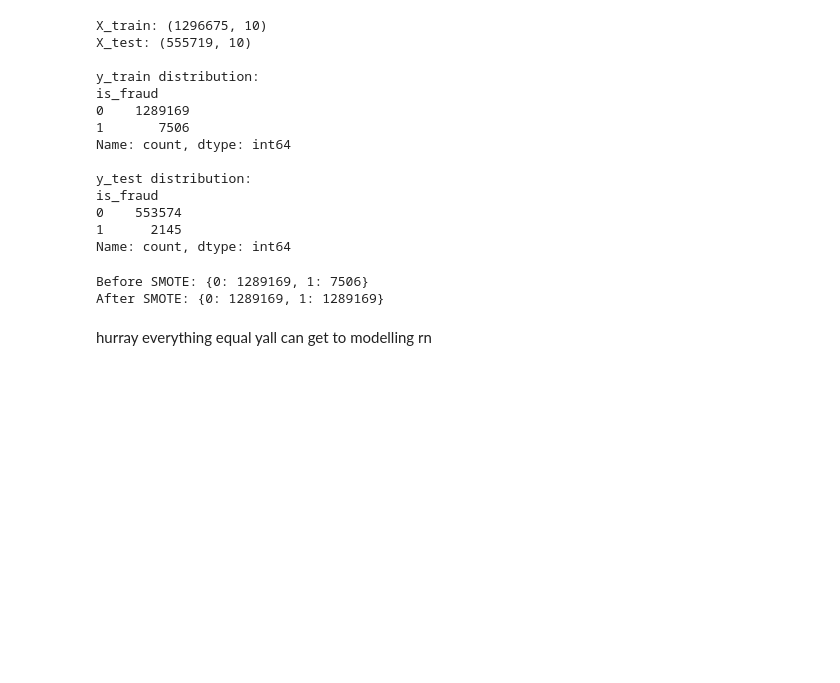
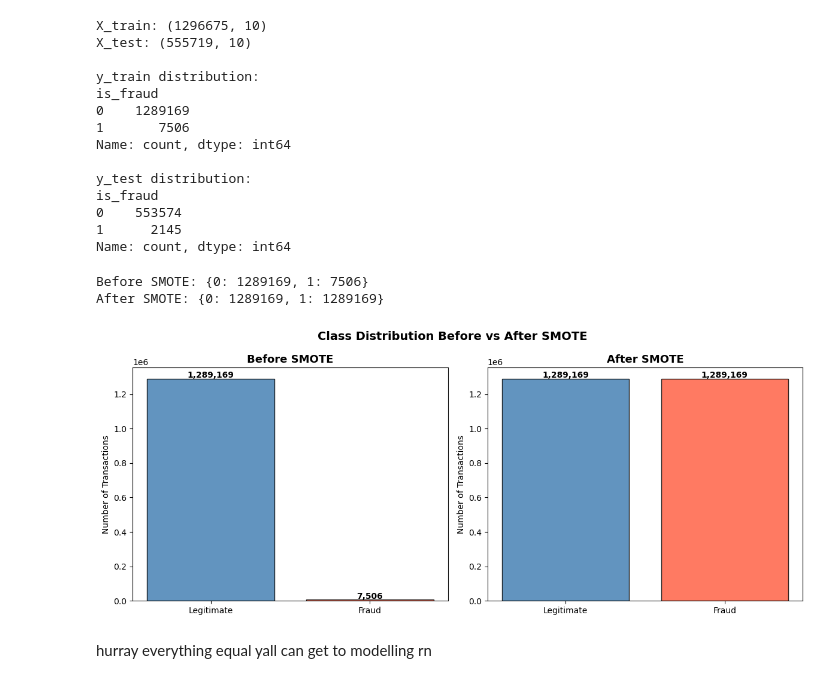
Before and after one commit to Tanjinul/INF2179-ML-Final-Project, a Jupyter notebook: Data_Cleaning_Exploratory.ipynb, the cells around one changed output. Drawn from its saved outputs; the diff is of its cells as text; code cells hidden in the pictures; blank space fills up the shorter version.

```diff
--- a/Data_Cleaning_Exploratory.ipynb
+++ b/Data_Cleaning_Exploratory.ipynb
@@ -357,6 +357,32 @@ print(f"After SMOTE: {pd.Series(y_train_resampled).value_counts().to_dict()}")
 # %% [output]
 Before SMOTE: {0: 1289169, 1: 7506}
 After SMOTE: {0: 1289169, 1: 1289169}
+# %%
+fig, axes = plt.subplots(1, 2, figsize=(12, 5))
+
+# before SMOTE
+before_counts = [1289169, 7506]
+axes[0].bar(['Legitimate', 'Fraud'], before_counts,
+            color=['steelblue', 'tomato'], edgecolor='black', alpha=0.85)
+axes[0].set_title('Before SMOTE', fontsize=13, fontweight='bold')
+axes[0].set_ylabel('Number of Transactions')
+for i, v in enumerate(before_counts):
+    axes[0].text(i, v + 5000, f'{v:,}', ha='center', fontweight='bold')
+
+# after SMOTE
+after_counts = [1289169, 1289169]
+axes[1].bar(['Legitimate', 'Fraud'], after_counts,
+            color=['steelblue', 'tomato'], edgecolor='black', alpha=0.85)
+axes[1].set_title('After SMOTE', fontsize=13, fontweight='bold')
+axes[1].set_ylabel('Number of Transactions')
+for i, v in enumerate(after_counts):
+    axes[1].text(i, v + 5000, f'{v:,}', ha='center', fontweight='bold')
+
+plt.suptitle('Class Distribution Before vs After SMOTE', fontsize=14, fontweight='bold')
+plt.tight_layout()
+plt.show()
+# %% [output]
+[figure, added]
 # %% [markdown]
 hurray everything equal yall can get to modelling rn
 # %%
```
Also changed, not shown: 1 other file.
